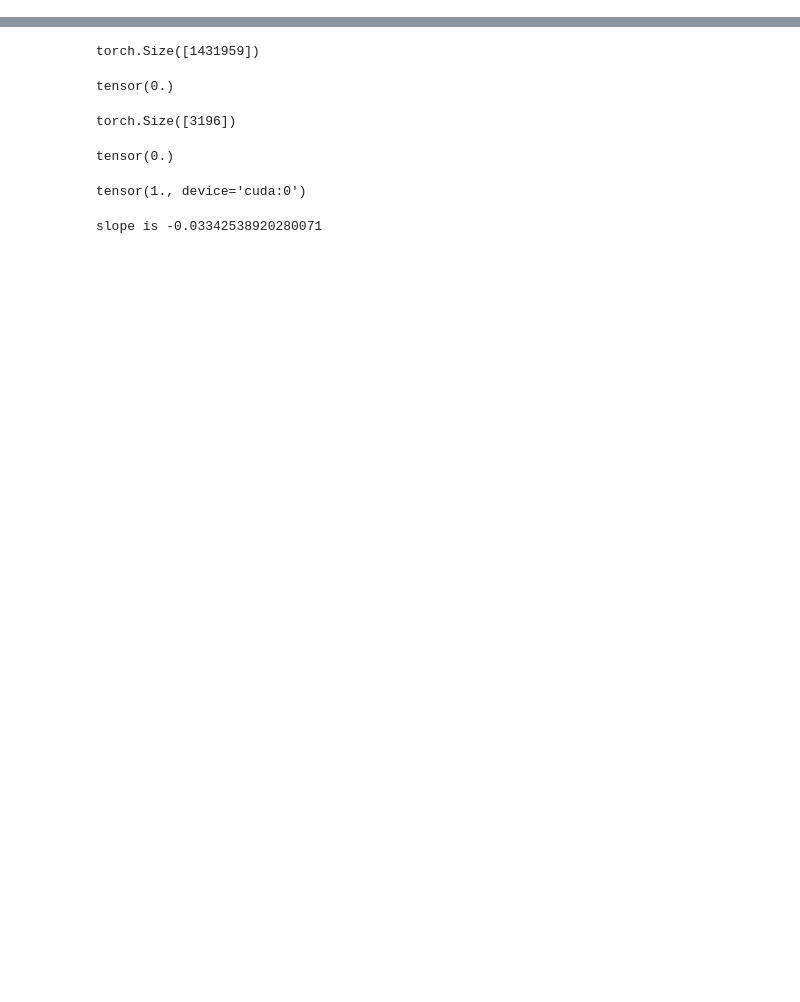
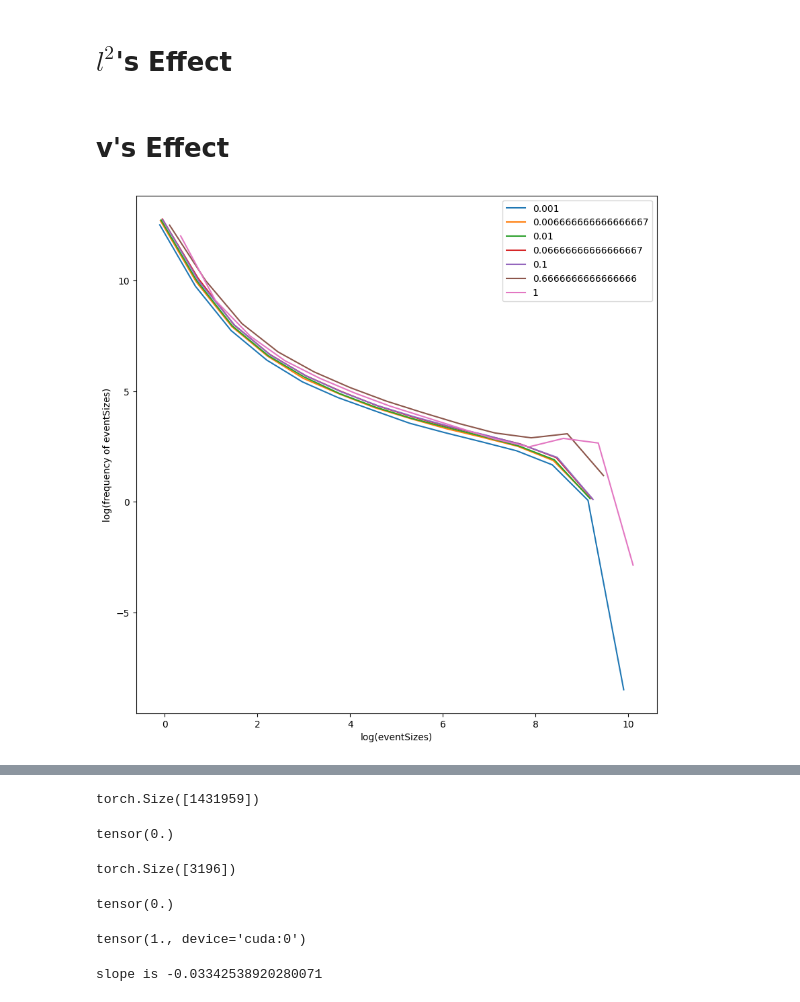
Before and after one commit to alireza-astane/Burridge_Knopoff_Model, a Jupyter notebook: BK_model/BKMoldel.ipynb, the cells around one changed output, grey strips where cells are left out. Drawn from its saved outputs; the diff is of its cells as text; code cells hidden in the pictures; blank space fills up the shorter version.

Commit message:
investigate u's and alpha's and size's effect, TODO:make a module and Inversitage the l^2 's effect

```diff
--- a/BK_model/BKMoldel.ipynb
+++ b/BK_model/BKMoldel.ipynb
@@ -161,3 +161,67 @@ def getData2(iteration , steps ,alpha,u,width,L):
 
 
     return  eventsSizes,eventsSteps,eventsTimes,means,evetnsBlocks
+# %% [markdown]
+# $l^{2}$'s Effect
+# %% [markdown]
+# v's Effect
+# %%
+vs = [0.001,2/300, 0.01 , 2/30, 0.1 , 2/3 , 1 ]
+for v in vs:
+    eventsSizes,eventsSteps,eventsTimes,means,evetnsBlocks1 = getData(200,1_000,alpha,v,1000,100)
+    torch.save(eventsSizes, f"eventsSizes_v_{v}.pt")
+    torch.save(eventsSteps, f"eventsSteps_v_{v}.pt")
+    torch.save(eventsTimes, f"eventsTimes_v_{v}.pt")
+    torch.save(means, f"means_v_{v}.pt")
+# %%
+ev1 = torch.load(f"eventsSizes_v_{vs[0]}.pt")
+ev2 = torch.load(f"eventsSizes_v_{vs[1]}.pt")
+ev3 = torch.load(f"eventsSizes_v_{vs[2]}.pt")
+ev4 = torch.load(f"eventsSizes_v_{vs[3]}.pt")
+ev5 = torch.load(f"eventsSizes_v_{vs[4]}.pt")
+ev6 = torch.load(f"eventsSizes_v_{vs[5]}.pt")
+ev7 = torch.load(f"eventsSizes_v_{vs[6]}.pt")
+# %%
+es = [ev1,ev2,ev3,ev4,ev5,ev6,ev7]
+
+# plt.title("log(frequency of eventSizes) vs log(eventSizes) for independent sampling")
+
+
+def PlotEs(es,vs):
+    nbins = 50
+    plt.figure(figsize=(10,10))
+    plt.xlabel("log(eventSizes)")
+    plt.ylabel("log(frequency of eventSizes)")
+    plt.legend(es)
+
+
+    for i in range(len(es)):
+        eventsSizes = es[i]
+
+
+
+
+        bins1 = np.logspace(np.log(eventsSizes.cpu()[eventsSizes.cpu()   > 0].min()),np.log((eventsSizes.cpu().max())),nbins)
+
+        freq1,size1 = np.histogram((eventsSizes+1).cpu(),bins=bins1)
+
+        bins_size1 = (size1 - np.roll(size1,1))[1:]
+
+        freq1 = freq1 / bins_size1
+
+        size1 = (size1[1:] + size1[:-1])/2
+
+        plt.plot(np.log(size1[freq1>0]),np.log(freq1[freq1>0]))
+
+    plt.legend(vs)
+
+    plt.show()
+
+
+
+# plt.savefig("fig1_1.png")
+
+
+PlotEs(es,vs)
+# %% [output]
+[figure, added]
```
Also changed, not shown: parts of 11 cells of this notebook.
